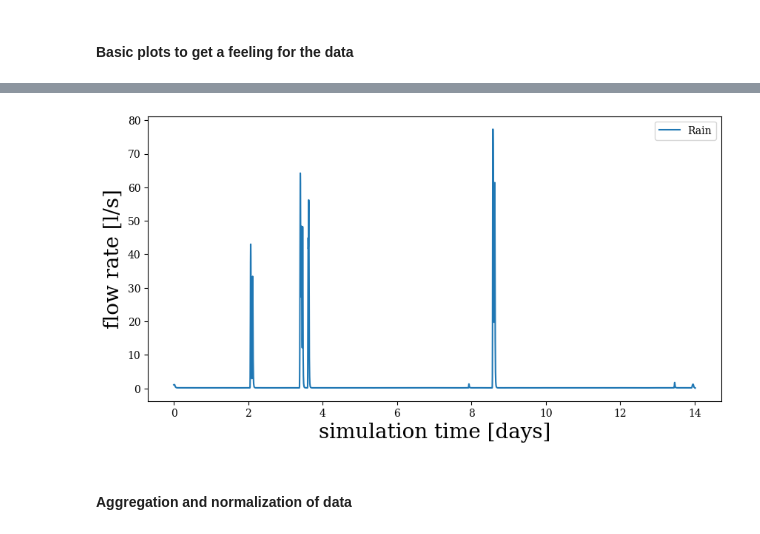
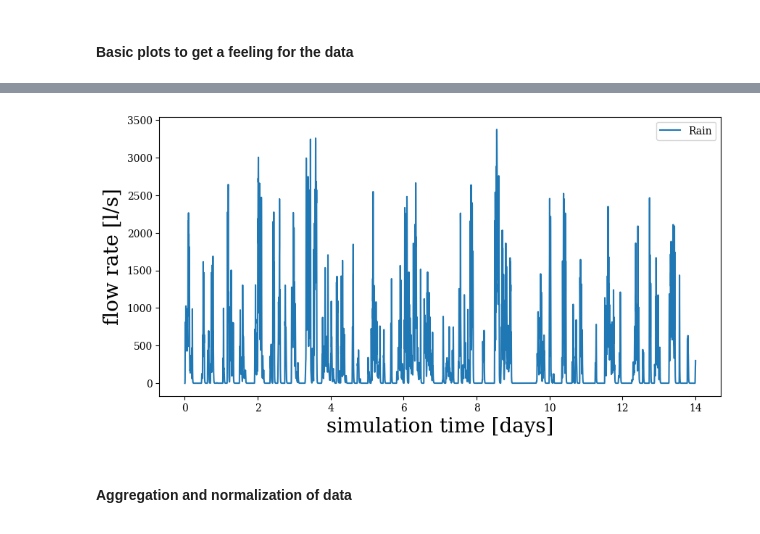
Before and after one commit to inside-consortium/inside_demonstrator, a Jupyter notebook: analysis/scripts/7a_normalization_strategy_flow_rates.ipynb, the cells around one changed output, grey strips where cells are left out. Drawn from its saved outputs; the diff is of its cells as text; code cells hidden in the pictures.

Commit message:
update analysis scripts to new ++systems output

```diff
--- a/analysis/scripts/7a_normalization_strategy_flow_rates.ipynb
+++ b/analysis/scripts/7a_normalization_strategy_flow_rates.ipynb
@@ -17,21 +17,21 @@ os.makedirs(os.path.join(plot_path), exist_ok=True)
 # file_name_prefix = f"{substance}_{rain_scenario}_{degradation_setting}"
 # %%
 # define experiment to be preprocessed
-experiment_series = "2024_04_03"
+experiment_series = "2024_09_17"
 
-substance = "COVID" # one of PMMoV, COVID
-rain_scenario = "Nieselregen" # one of Nieselregen, MittelstarkerRegen
+resolution = "3_min_resolution"
+rain_scenario = "MittelstarkerRegen" # one of Nieselregen, MittelstarkerRegen
 degradation_setting = "no_decay" # one of "no_decay", "linear_decay_dynamics", "constant_decay_dynamics"
 # %%
 # Load Data
 
 # for flow normalization
-df_KeinRegen = load_systems_data(experiment_series, substance, "KeinRegen", degradation_setting, file_type="concentrations")
-df_KeinRegen_flow_rates = load_systems_data(experiment_series, substance, "KeinRegen", degradation_setting, file_type="flow_rates")
+df_KeinRegen = load_systems_data(experiment_series, resolution, "KeinRegen", degradation_setting, file_type="concentrations")
+df_KeinRegen_flow_rates = load_systems_data(experiment_series, resolution, "KeinRegen", degradation_setting, file_type="flow_rates")
 
 # measurements
-df_Rain = load_systems_data(experiment_series, substance, rain_scenario, degradation_setting, file_type="concentrations")
-df_Rain_flow_rates = load_systems_data(experiment_series, substance, rain_scenario, degradation_setting, file_type="flow_rates")
+df_Rain = load_systems_data(experiment_series, resolution, rain_scenario, degradation_setting, file_type="concentrations")
+df_Rain_flow_rates = load_systems_data(experiment_series, resolution, rain_scenario, degradation_setting, file_type="flow_rates")
 # %% [markdown]
 ### Normalisation with flow rates
 
@@ -52,6 +52,11 @@ df_flow_rates_no_rain = df_KeinRegen_flow_rates.loc[df_KeinRegen_flow_rates.samp
 df_concentration = df_Rain.loc[df_Rain.sampling_point==sampling_point, :].copy()
 df_concentration_no_rain = df_KeinRegen.loc[df_KeinRegen.sampling_point==sampling_point, :].copy()
 # %%
-# DYNA only collects changes in flow rates if necessary, so we need to fill with the last value
-df_flow_rates = df_flow_rates.set_index("time").groupby("memilio_id").resample("1min", include_groups=False).ffill().reset_index()
-df_flow_rates_no_rain = df_flow_rates_no_rain.set_index("time").groupby("memilio_id").resample("1min", include_groups=False).ffill().reset_index()
+# aggregate flow rates data to time interval for which we have concentration data (NOTE: you might have to change this for future settings)
+freq = "3min"
+
+df_flow_rates["time"] = pd.Timestamp("2024-01-01") + pd.to_timedelta(df_flow_rates["minutes"], unit='min')
+df_flow_rates_no_rain["time"] = pd.Timestamp("2024-01-01") + pd.to_timedelta(df_flow_rates_no_rain["minutes"], unit='min')
+
+df_flow_rates = df_flow_rates.set_index("time").groupby("memilio_id").resample(freq, include_groups=False).ffill().reset_index()
+df_flow_rates_no_rain = df_flow_rates_no_rain.set_index("time").groupby("memilio_id").resample(freq, include_groups=False).ffill().reset_index()
@@ -125,18 +261,15 @@ compare_ideal_with_true_normalization_factors(df_concentration, df_concentration
 # %%
 def visualize_flow_rates(df_flow_rates, simulation_id):
-    date_form = DateFormatter("%-d")
     fig, ax = plt.subplots(figsize=(10, 5))
-    sns.lineplot(df_flow_rates.loc[df_flow_rates.memilio_id==simulation_id,:], x="time", y="l/s", label="Rain", ax=ax)
-    ax.xaxis.set_major_formatter(date_form)
+    sns.lineplot(df_flow_rates.loc[df_flow_rates.memilio_id==simulation_id,:], x="time_in_days", y="l/s", label="Rain", ax=ax)
     ax.set_xlabel(f"simulation time [days]", fontsize=20) # , fontsize=15
     ax.set_ylabel(f"flow rate [l/s]", fontsize=20) # , fontsize=15
-    ax.set_xticklabels(["0", "2", "4", "6", "8", "10", "12", "14"])
     # plt.ylim(0,0.5)
     return fig
 
 fig = visualize_flow_rates(df_flow_rates, 1)
 # %% [output]
-[figure, old version]
+[figure, new version]
 # %% [markdown]
 #### Aggregation and normalization of data
 # %%
```
Also changed, not shown: parts of 12 cells of this notebook, 12 other files.
